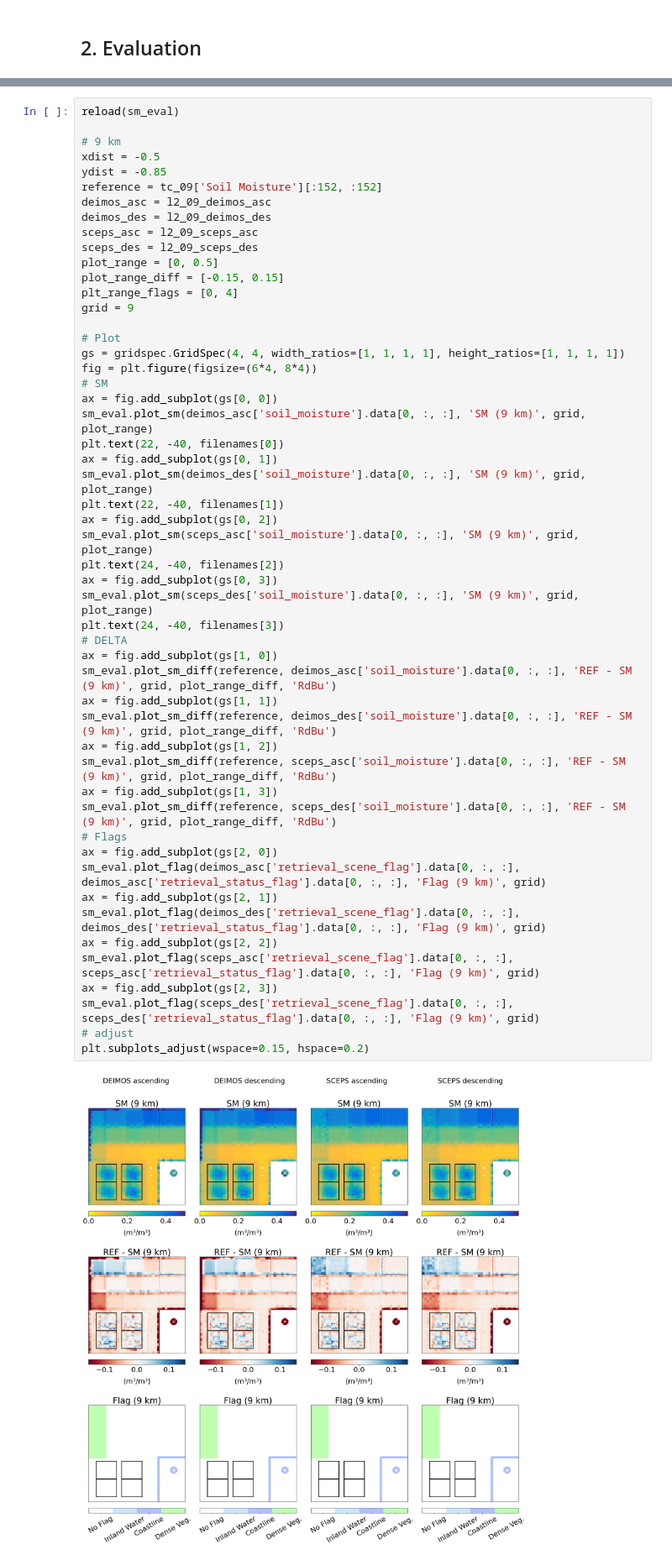
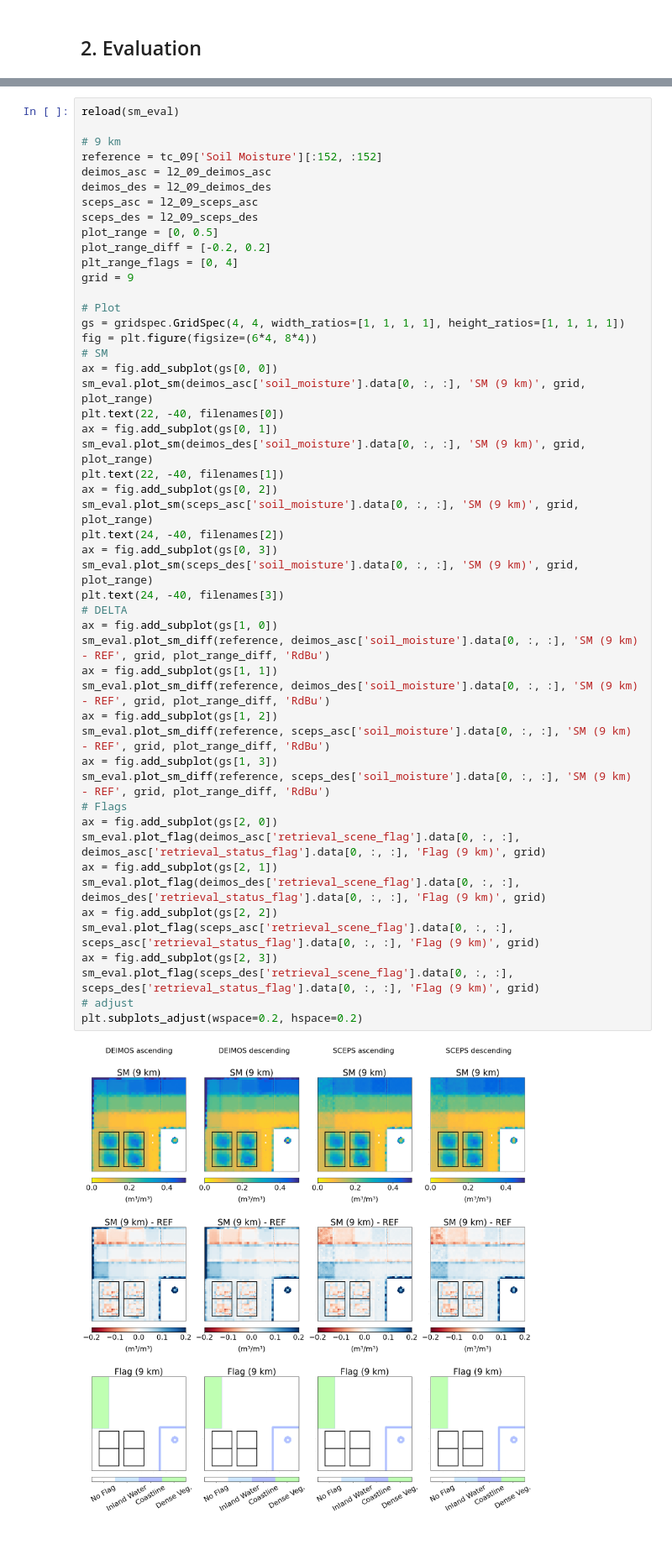
Before and after one commit to CIMR-Algos/SoilMoisture_ATBD_v2, a Jupyter notebook: algorithm/CIMR_L2_Soil_Moisture_performance_assessment.ipynb, the cells around one changed output, grey strips where cells are left out. Shown at 84% size. Drawn from its saved outputs; the diff is of its cells as text.

```diff
--- a/algorithm/CIMR_L2_Soil_Moisture_performance_assessment.ipynb
+++ b/algorithm/CIMR_L2_Soil_Moisture_performance_assessment.ipynb
@@ -166,15 +155,13 @@ An assessment of ubRMSE and bias metrics for the AOIs is given in section 2.4.
 reload(sm_eval)
 
 # 9 km
-xdist = -0.5
-ydist = -0.85
 reference = tc_09['Soil Moisture'][:152, :152]
 deimos_asc = l2_09_deimos_asc
 deimos_des = l2_09_deimos_des
 sceps_asc = l2_09_sceps_asc
 sceps_des = l2_09_sceps_des
 plot_range = [0, 0.5]
-plot_range_diff = [-0.15, 0.15]
+plot_range_diff = [-0.2, 0.2]
 plt_range_flags = [0, 4]
 grid = 9
 
@@ -183,37 +170,37 @@ gs = gridspec.GridSpec(4, 4, width_ratios=[1, 1, 1, 1], height_ratios=[1, 1, 1,
 fig = plt.figure(figsize=(6*4, 8*4))
 # SM
 ax = fig.add_subplot(gs[0, 0])
 sm_eval.plot_sm(deimos_asc['soil_moisture'].data[0, :, :], 'SM (9 km)', grid, plot_range)
 plt.text(22, -40, filenames[0])
 ax = fig.add_subplot(gs[0, 1])
 sm_eval.plot_sm(deimos_des['soil_moisture'].data[0, :, :], 'SM (9 km)', grid, plot_range)
 plt.text(22, -40, filenames[1])
 ax = fig.add_subplot(gs[0, 2])
 sm_eval.plot_sm(sceps_asc['soil_moisture'].data[0, :, :], 'SM (9 km)', grid, plot_range)
 plt.text(24, -40, filenames[2])
 ax = fig.add_subplot(gs[0, 3])
 sm_eval.plot_sm(sceps_des['soil_moisture'].data[0, :, :], 'SM (9 km)', grid, plot_range)
 plt.text(24, -40, filenames[3])
 # DELTA
 ax = fig.add_subplot(gs[1, 0])
-sm_eval.plot_sm_diff(reference, deimos_asc['soil_moisture'].data[0, :, :], 'REF - SM (9 km)', grid, plot_range_diff, 'RdBu')
+sm_eval.plot_sm_diff(reference, deimos_asc['soil_moisture'].data[0, :, :], 'SM (9 km) - REF', grid, plot_range_diff, 'RdBu')
 ax = fig.add_subplot(gs[1, 1])
-sm_eval.plot_sm_diff(reference, deimos_des['soil_moisture'].data[0, :, :], 'REF - SM (9 km)', grid, plot_range_diff, 'RdBu')
+sm_eval.plot_sm_diff(reference, deimos_des['soil_moisture'].data[0, :, :], 'SM (9 km) - REF', grid, plot_range_diff, 'RdBu')
 ax = fig.add_subplot(gs[1, 2])
-sm_eval.plot_sm_diff(reference, sceps_asc['soil_moisture'].data[0, :, :], 'REF - SM (9 km)', grid, plot_range_diff, 'RdBu')
+sm_eval.plot_sm_diff(reference, sceps_asc['soil_moisture'].data[0, :, :], 'SM (9 km) - REF', grid, plot_range_diff, 'RdBu')
 ax = fig.add_subplot(gs[1, 3])
-sm_eval.plot_sm_diff(reference, sceps_des['soil_moisture'].data[0, :, :], 'REF - SM (9 km)', grid, plot_range_diff, 'RdBu')
+sm_eval.plot_sm_diff(reference, sceps_des['soil_moisture'].data[0, :, :], 'SM (9 km) - REF', grid, plot_range_diff, 'RdBu')
 # Flags
 ax = fig.add_subplot(gs[2, 0])
 sm_eval.plot_flag(deimos_asc['retrieval_scene_flag'].data[0, :, :], deimos_asc['retrieval_status_flag'].data[0, :, :], 'Flag (9 km)', grid)
 ax = fig.add_subplot(gs[2, 1])
 sm_eval.plot_flag(deimos_des['retrieval_scene_flag'].data[0, :, :], deimos_des['retrieval_status_flag'].data[0, :, :], 'Flag (9 km)', grid)
 ax = fig.add_subplot(gs[2, 2])
 sm_eval.plot_flag(sceps_asc['retrieval_scene_flag'].data[0, :, :], sceps_asc['retrieval_status_flag'].data[0, :, :], 'Flag (9 km)', grid)
 ax = fig.add_subplot(gs[2, 3])
 sm_eval.plot_flag(sceps_des['retrieval_scene_flag'].data[0, :, :], sceps_des['retrieval_status_flag'].data[0, :, :], 'Flag (9 km)', grid)
 # adjust
-plt.subplots_adjust(wspace=0.15, hspace=0.2)
+plt.subplots_adjust(wspace=0.2, hspace=0.2)
 # %% [output]
-[figure, old version]
+[figure, new version]
 # %% [markdown]
```
Also changed, not shown: parts of 9 cells of this notebook, 8 other files.
